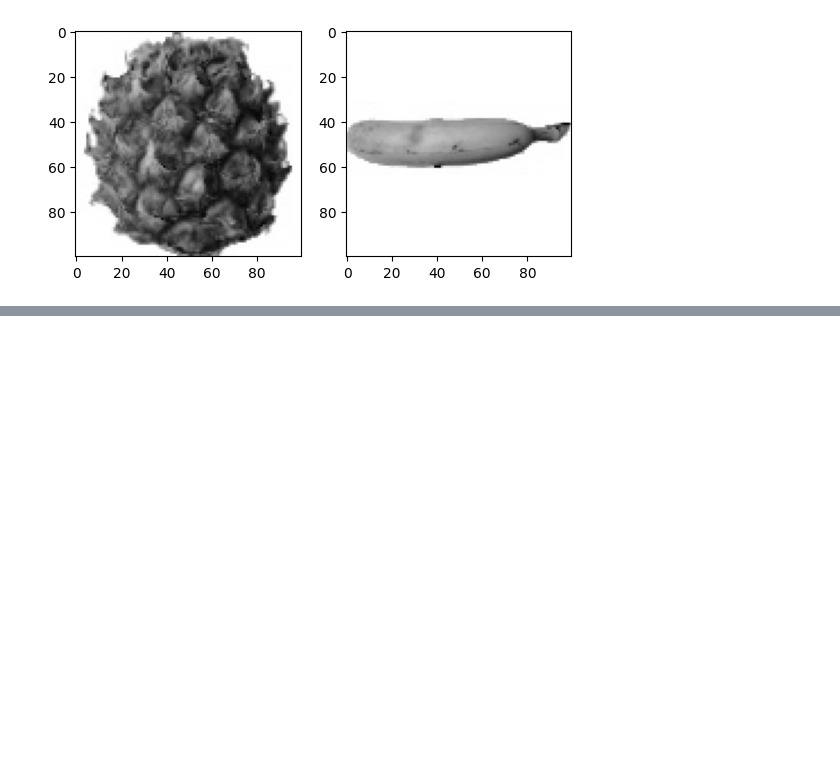
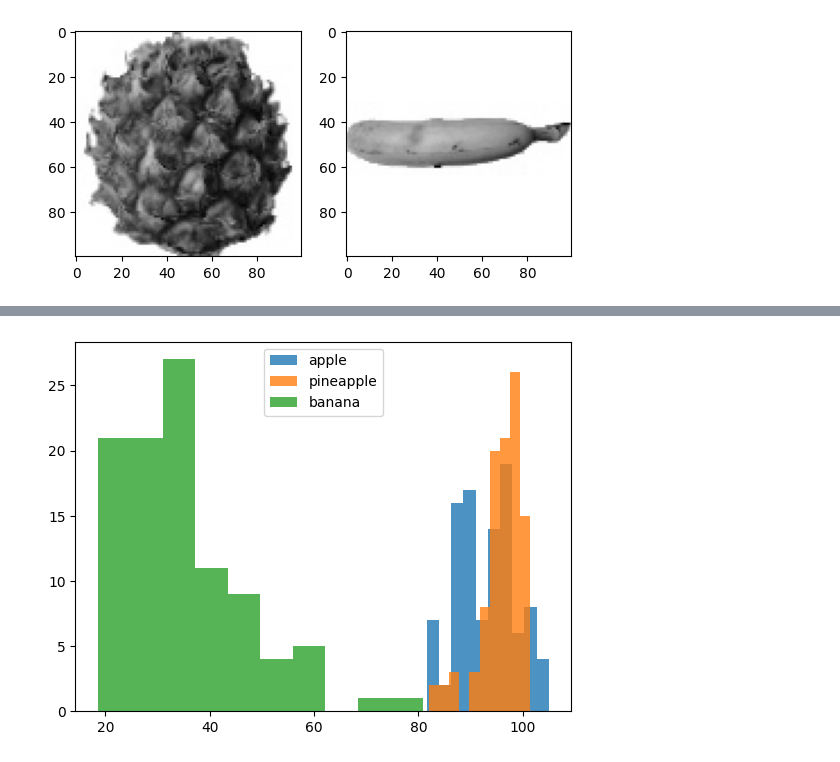
Before and after one commit to jasonkjw/daily_coding_commit, a Jupyter notebook: hon06_1.ipynb, the cells around one changed output, grey strips where cells are left out. Cells and saved outputs as stored; diff of their text form; code cells hidden in the pictures; blank space fills up the shorter version.

```diff
--- a/hon06_1.ipynb
+++ b/hon06_1.ipynb
@@ -52,3 +52,8 @@ axs[1].imshow(fruits[200], cmap='gray_r')
 plt.show()
 # %% [output]
 [figure]
+# %%
+apple = fruits[0:100].reshape(-1,100*100)
+pineapple = fruits[100:200].reshape(-1,100*100)
+banana = fruits[200:300].reshape(-1,100*100)
+print(apple.shape)
@@ -54,0 +78,8 @@ plt.show()
+# %%
+plt.hist(apple.mean(axis=1), alpha=0.8, label='apple')
+plt.hist(pineapple.mean(axis=1), alpha=0.8, label='pineapple')
+plt.hist(banana.mean(axis=1), alpha=0.8, label='banana')
+plt.legend()
+plt.show()
+# %% [output]
+[figure, added]
```
Also changed, not shown: parts of 5 cells of this notebook.
